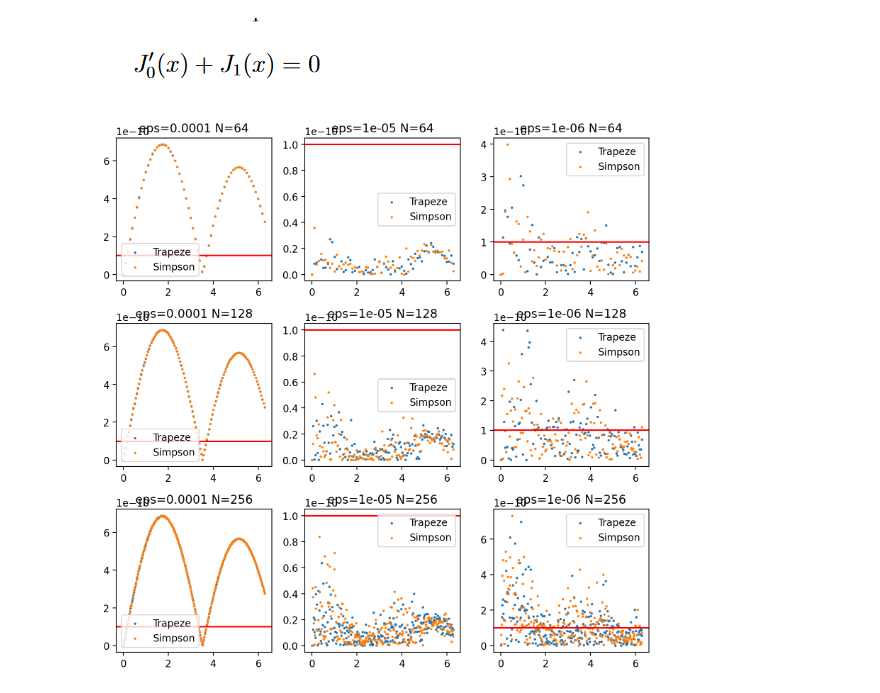
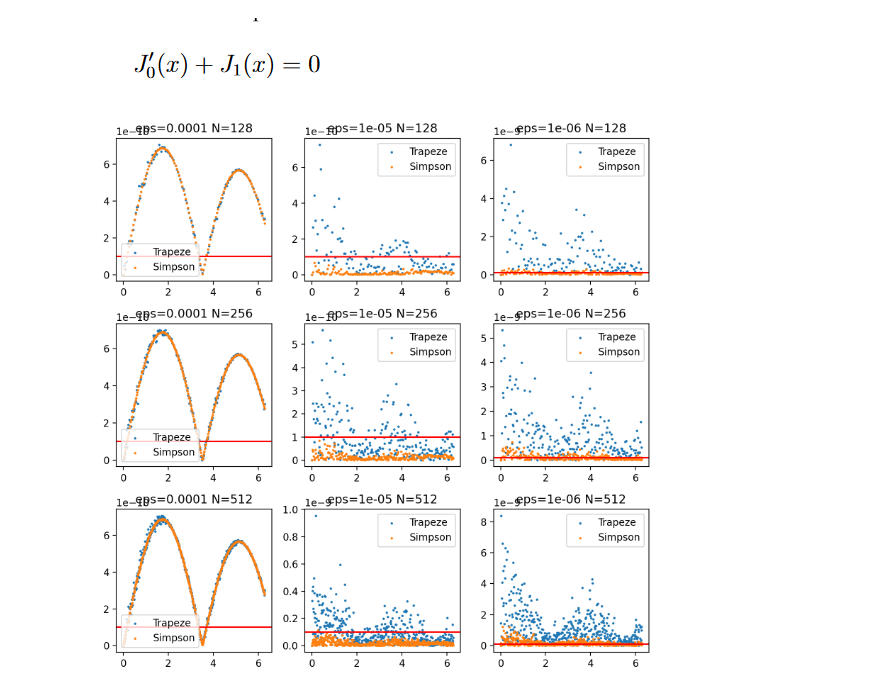
Before and after one commit to TheEagle72/OVF, a Jupyter notebook: Task4.ipynb, the cells around one changed output. Cells and saved outputs as stored; diff of their text form; code cells hidden in the pictures.

```diff
--- a/Task4.ipynb
+++ b/Task4.ipynb
@@ -42,50 +43,36 @@ plt.show()
 ![%D0%B8%D0%B7%D0%BE%D0%B1%D1%80%D0%B0%D0%B6%D0%B5%D0%BD%D0%B8%D0%B5.png](attachment:%D0%B8%D0%B7%D0%BE%D0%B1%D1%80%D0%B0%D0%B6%D0%B5%D0%BD%D0%B8%D0%B5.png)
 # %%
 Ns = 2**np.arange(6, 9)
-
-N = 512
-
-
-
+Ns = [128,256, 512]
 EPS = (10.0)**(-(np.arange(4, 7)))
+precision = 1e-10
 
 fig, axs = plt.subplots(len(EPS), len(Ns))
-plt.tight_layout()
 
-# Dt = []
-# Ds = []
-
-precision = 1e-10
 
 for i in range(len(Ns)):
     N = Ns[i]
     X = np.linspace(0, 2*np.pi, N)
     for j in range(len(EPS)):
         eps = EPS[j]
-        J0t = lambda x : JmTrapeze(x, 0, N)
+        N2 = 20000
+        J0t = lambda x : JmTrapeze(x, 0, N2)
         J0s = lambda x : JmSimpson(x, 0, N)
-        ExpressionTrapeze = lambda x : NumericalDerivative2(J0t, x, eps)+JmTrapeze(x, 1, N)
+        ExpressionTrapeze = lambda x : NumericalDerivative2(J0t, x, eps)+JmTrapeze(x, 1, N2)
         ExpressionSimpson = lambda x : NumericalDerivative2(J0s, x, eps)+JmSimpson(x, 1, N)
 
         Yt = np.abs(ExpressionTrapeze(X))
         Ys = np.abs(ExpressionSimpson(X))
-
-#         Dt.append(np.max(np.abs(Yt)))
-#         Ds.append(np.max(np.abs(Ys)))
-
-    #     print(f"Trapeze, eps = {eps}")
-    #     print(f"\tMax diff Trapeze: {}")
-    #     print(f"\tMax diff Simpson: {max(abs(Ys))}\n\n")
         axs[i][j].set_title(f"eps={eps} N={N}")
         axs[i][j].scatter(X, Yt, s = 2)
         axs[i][j].scatter(X, Ys, s = 2)
         axs[i][j].axhline(precision, color='r')
         axs[i][j].legend(["Trapeze", "Simpson"])
 
 
 # df = pd.DataFrame(np.array(np.transpose([EPS, Dt,Ds])),columns=['eps', 'TrapezeMaxDiff', 'SimpsonMaxDiff'])
 # display(df)
 plt.tight_layout()
 plt.show()
 # %% [output]
-[figure, old version]
+[figure, new version]
```
Also changed, not shown: parts of 1 cell of this notebook, 4 other files.
